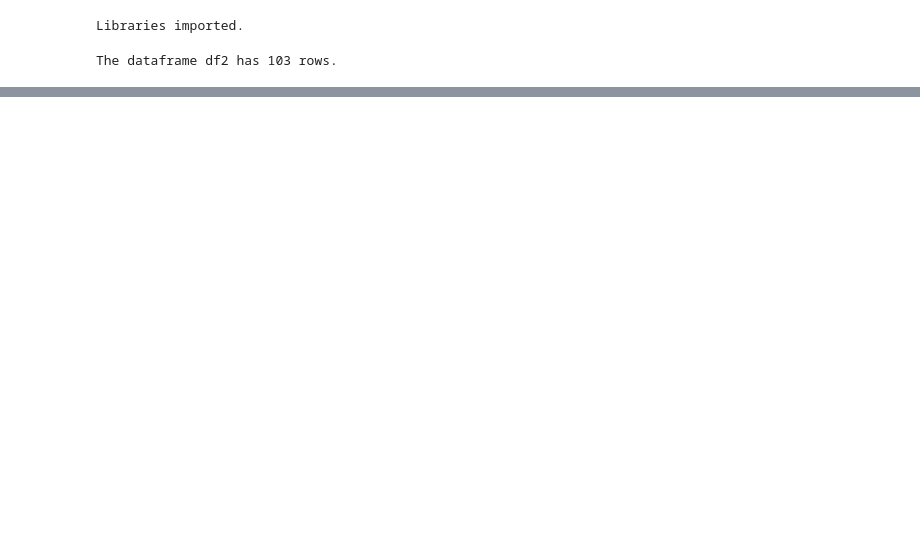
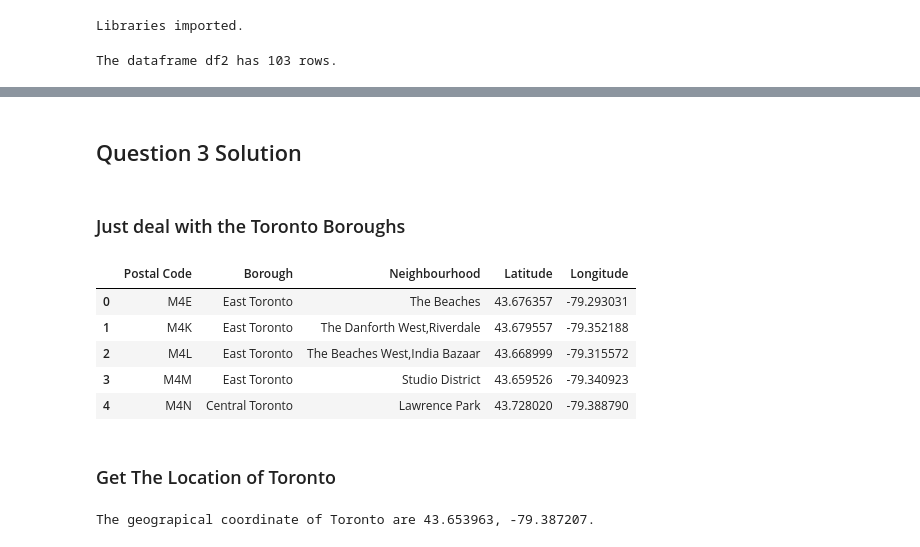
Before and after one commit to NicholasKTaylor/Coursera_Capstone, a Jupyter notebook: Untitled0.ipynb, the cells around one changed output, grey strips where cells are left out. Cells and saved outputs as stored; diff of their text form; code cells hidden in the pictures; blank space fills up the shorter version.

```diff
--- a/Untitled0.ipynb
+++ b/Untitled0.ipynb
@@ -61,0 +90,27 @@ The dataframe df2 has 103 rows.
+# %% [markdown]
+## Question 3 Solution
+# %% [markdown]
+### Just deal with the Toronto Boroughs
+# %%
+# Just deal with the Toronto Boroughs
+toronto_data = df_merged[df_merged['Borough'].str.contains('Toronto')].reset_index(drop=True)
+toronto_data.head()
+# %% [output]
+|  | Postal Code | Borough | Neighbourhood | Latitude | Longitude |
+| 0 | M4E | East Toronto | The Beaches | 43.676357 | -79.293031 |
+| 1 | M4K | East Toronto | The Danforth West,Riverdale | 43.679557 | -79.352188 |
+| 2 | M4L | East Toronto | The Beaches West,India Bazaar | 43.668999 | -79.315572 |
+| 3 | M4M | East Toronto | Studio District | 43.659526 | -79.340923 |
+| 4 | M4N | Central Toronto | Lawrence Park | 43.728020 | -79.388790 |
+# %% [markdown]
+### Get The Location of Toronto
+# %%
+address = 'Toronto, ON'
+
+geolocator = Nominatim(user_agent="to_explorer")
+location = geolocator.geocode(address)
+latitude = location.latitude
+longitude = location.longitude
+print('The geograpical coordinate of Toronto are {}, {}.'.format(latitude, longitude))
+# %% [output]
+The geograpical coordinate of Toronto are 43.653963, -79.387207.
```
Also changed, not shown: parts of 9 cells of this notebook.
